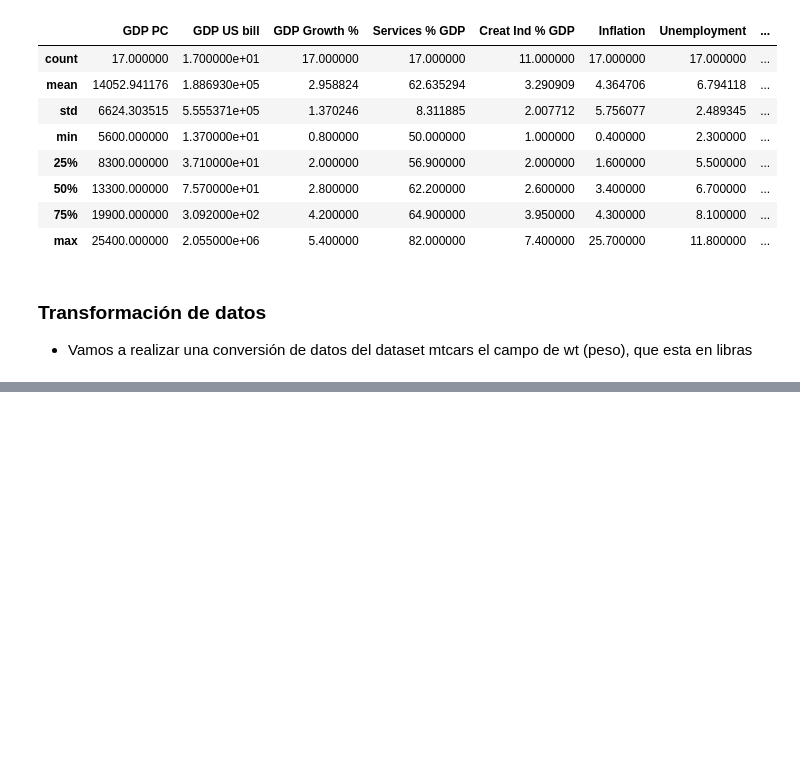
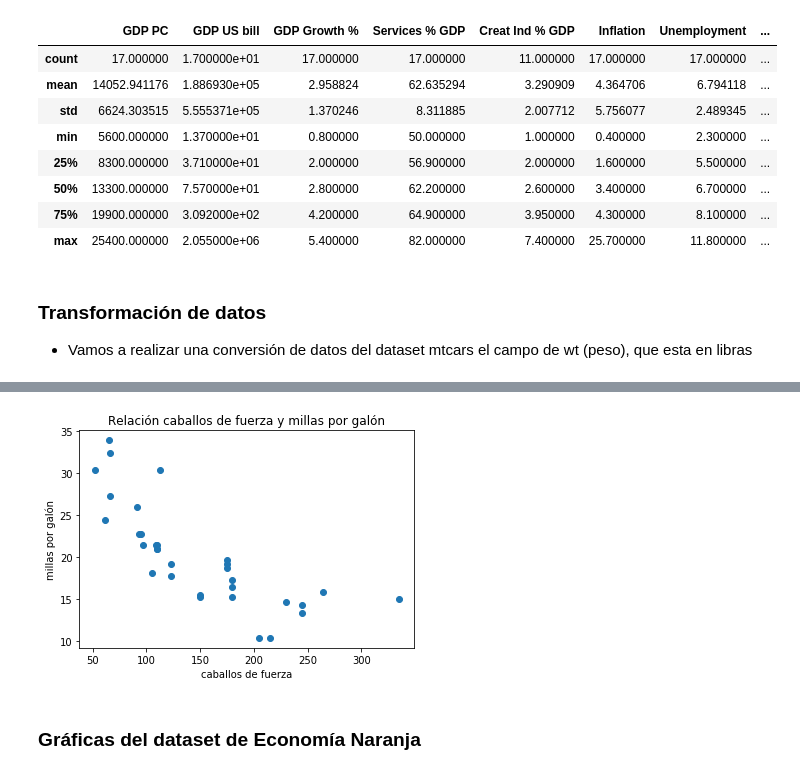
Before and after one commit to xgutierrez/Platzi-EconomiaNaranja, a Jupyter notebook: AnalsisDatos.ipynb, the cells around one changed output, grey strips where cells are left out. Saved outputs shown, nothing was run; the diff lists cells and outputs as text; code cells hidden in the pictures; blank space fills up the shorter version.

```diff
--- a/AnalsisDatos.ipynb
+++ b/AnalsisDatos.ipynb
@@ -136,0 +214,15 @@ mtcars
+# %%
+# Scatter Plot
+
+x = mtcars['hp']
+y = mtcars['mpg']
+
+plt.scatter(x,y)
+plt.title('Relación caballos de fuerza y millas por galón')
+plt.xlabel('caballos de fuerza')
+plt.ylabel('millas por galón')
+plt.show()
+# %% [output]
+[figure, added]
+# %% [markdown]
+### Gráficas del dataset de Economía Naranja
```
Also changed, not shown: parts of 12 cells of this notebook.
